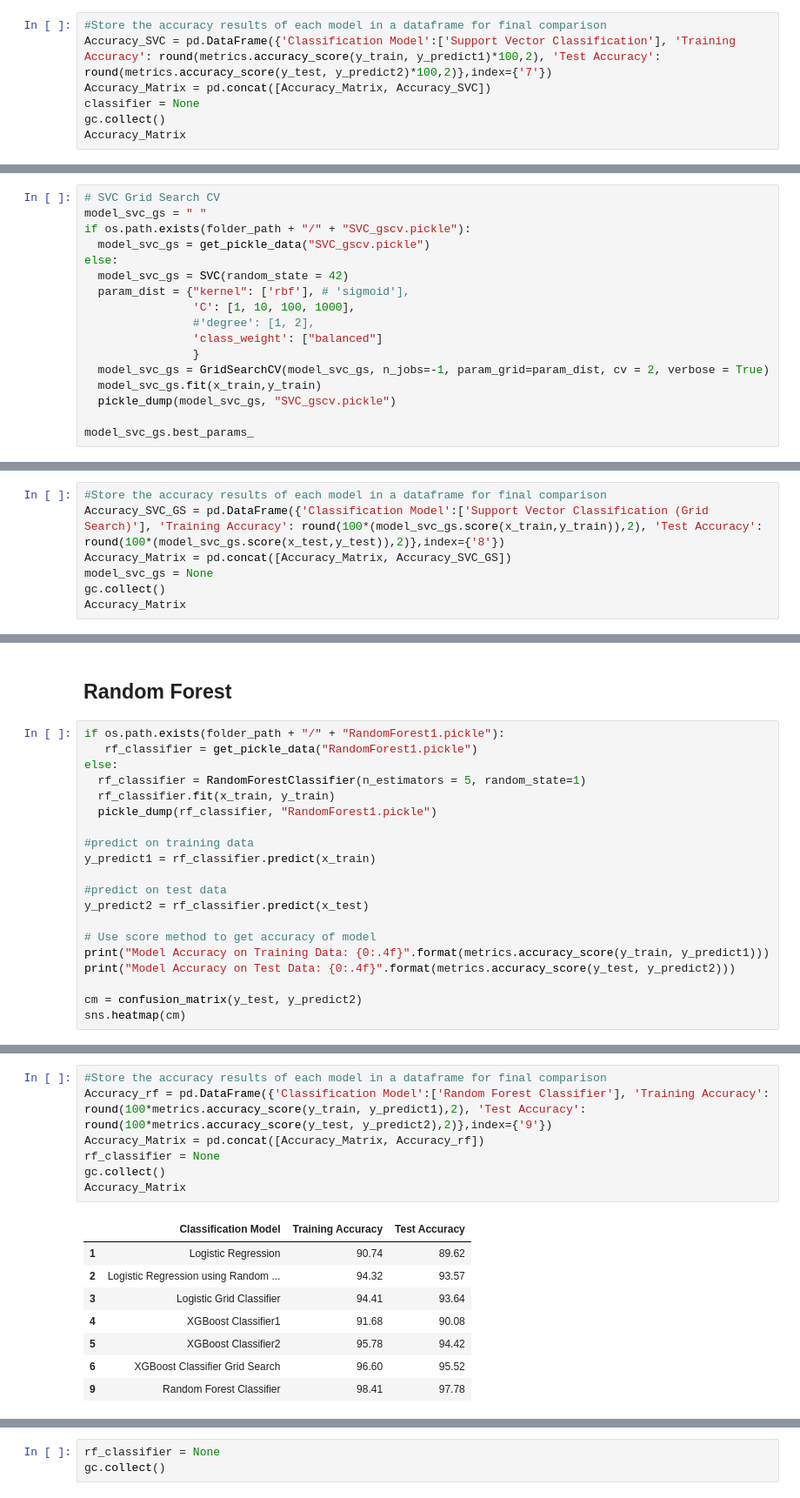
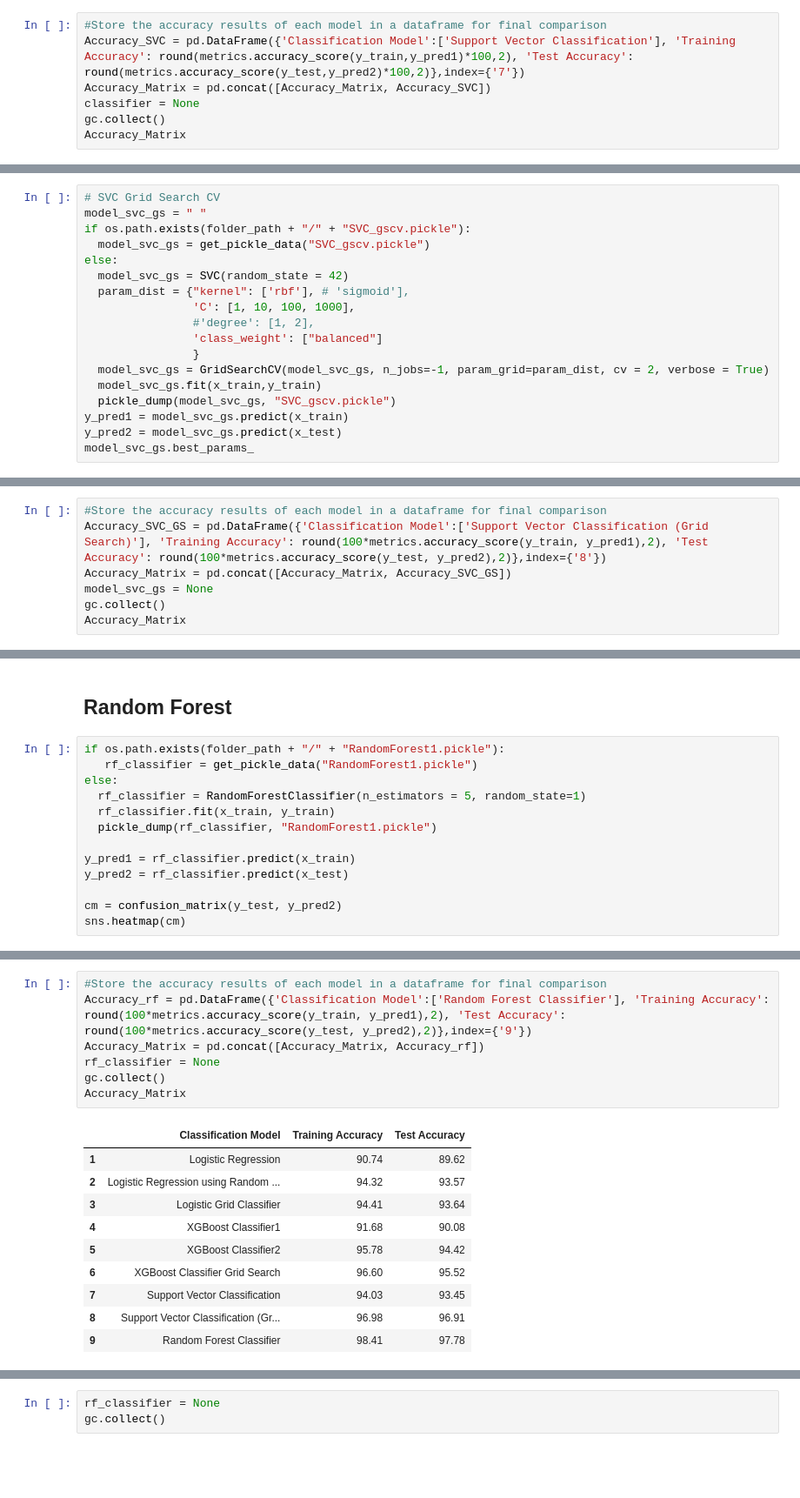
Before and after one commit to ABPande/AIML_CAPSTONE_NLP_B_GRP_4, a Jupyter notebook: Capstone_Project_Final_Jan3.ipynb, the cells around one changed output, grey strips where cells are left out. Shown at 87% size. Saved outputs shown, nothing was run; the diff lists cells and outputs as text; blank space fills up the shorter version.

Commit message:
All models run

```diff
--- a/Capstone_Project_Final_Jan3.ipynb
+++ b/Capstone_Project_Final_Jan3.ipynb
@@ -2106,6 +2244,6 @@ sns.heatmap(cm)
 # %%
 #Store the accuracy results of each model in a dataframe for final comparison
-Accuracy_SVC = pd.DataFrame({'Classification Model':['Support Vector Classification'], 'Training Accuracy': round(metrics.accuracy_score(y_train, y_predict1)*100,2), 'Test Accuracy': round(metrics.accuracy_score(y_test, y_predict2)*100,2)},index={'7'})
+Accuracy_SVC = pd.DataFrame({'Classification Model':['Support Vector Classification'], 'Training Accuracy': round(metrics.accuracy_score(y_train,y_pred1)*100,2), 'Test Accuracy': round(metrics.accuracy_score(y_test,y_pred2)*100,2)},index={'7'})
 Accuracy_Matrix = pd.concat([Accuracy_Matrix, Accuracy_SVC])
 classifier = None
 gc.collect()
@@ -2125,5 +2272,6 @@ else:
   model_svc_gs = GridSearchCV(model_svc_gs, n_jobs=-1, param_grid=param_dist, cv = 2, verbose = True)
   model_svc_gs.fit(x_train,y_train)
   pickle_dump(model_svc_gs, "SVC_gscv.pickle")
-
+y_pred1 = model_svc_gs.predict(x_train)
+y_pred2 = model_svc_gs.predict(x_test)
 model_svc_gs.best_params_
@@ -2133,6 +2306,6 @@ sns.heatmap(cm)
 # %%
 #Store the accuracy results of each model in a dataframe for final comparison
-Accuracy_SVC_GS = pd.DataFrame({'Classification Model':['Support Vector Classification (Grid Search)'], 'Training Accuracy': round(100*(model_svc_gs.score(x_train,y_train)),2), 'Test Accuracy': round(100*(model_svc_gs.score(x_test,y_test)),2)},index={'8'})
+Accuracy_SVC_GS = pd.DataFrame({'Classification Model':['Support Vector Classification (Grid Search)'], 'Training Accuracy': round(100*metrics.accuracy_score(y_train, y_pred1),2), 'Test Accuracy': round(100*metrics.accuracy_score(y_test, y_pred2),2)},index={'8'})
 Accuracy_Matrix = pd.concat([Accuracy_Matrix, Accuracy_SVC_GS])
 model_svc_gs = None
 gc.collect()
@@ -2147,16 +2330,9 @@ else:
   rf_classifier.fit(x_train, y_train)
   pickle_dump(rf_classifier, "RandomForest1.pickle")
 
-#predict on training data
-y_predict1 = rf_classifier.predict(x_train)
+y_pred1 = rf_classifier.predict(x_train)
+y_pred2 = rf_classifier.predict(x_test)
 
-#predict on test data
-y_predict2 = rf_classifier.predict(x_test)
-
-# Use score method to get accuracy of model
-print("Model Accuracy on Training Data: {0:.4f}".format(metrics.accuracy_score(y_train, y_predict1)))
-print("Model Accuracy on Test Data: {0:.4f}".format(metrics.accuracy_score(y_test, y_predict2)))
-
-cm = confusion_matrix(y_test, y_predict2)
+cm = confusion_matrix(y_test, y_pred2)
 sns.heatmap(cm)
 # %% [output]
@@ -2166,18 +2340,20 @@ Model Accuracy on Test Data: 0.9778
 [figure]
 # %%
 #Store the accuracy results of each model in a dataframe for final comparison
-Accuracy_rf = pd.DataFrame({'Classification Model':['Random Forest Classifier'], 'Training Accuracy': round(100*metrics.accuracy_score(y_train, y_predict1),2), 'Test Accuracy': round(100*metrics.accuracy_score(y_test, y_predict2),2)},index={'9'})
+Accuracy_rf = pd.DataFrame({'Classification Model':['Random Forest Classifier'], 'Training Accuracy': round(100*metrics.accuracy_score(y_train, y_pred1),2), 'Test Accuracy': round(100*metrics.accuracy_score(y_test, y_pred2),2)},index={'9'})
 Accuracy_Matrix = pd.concat([Accuracy_Matrix, Accuracy_rf])
 rf_classifier = None
 gc.collect()
 Accuracy_Matrix
 # %% [output]
 |  | Classification Model | Training Accuracy | Test Accuracy |
 | 1 | Logistic Regression | 90.74 | 89.62 |
 | 2 | Logistic Regression using Random ... | 94.32 | 93.57 |
 | 3 | Logistic Grid Classifier | 94.41 | 93.64 |
 | 4 | XGBoost Classifier1 | 91.68 | 90.08 |
 | 5 | XGBoost Classifier2 | 95.78 | 94.42 |
 | 6 | XGBoost Classifier Grid Search | 96.60 | 95.52 |
+| 7 | Support Vector Classification | 94.03 | 93.45 |
+| 8 | Support Vector Classification (Gr... | 96.98 | 96.91 |
 | 9 | Random Forest Classifier | 98.41 | 97.78 |
 # %%
```
Also changed, not shown: parts of 114 cells of this notebook.
